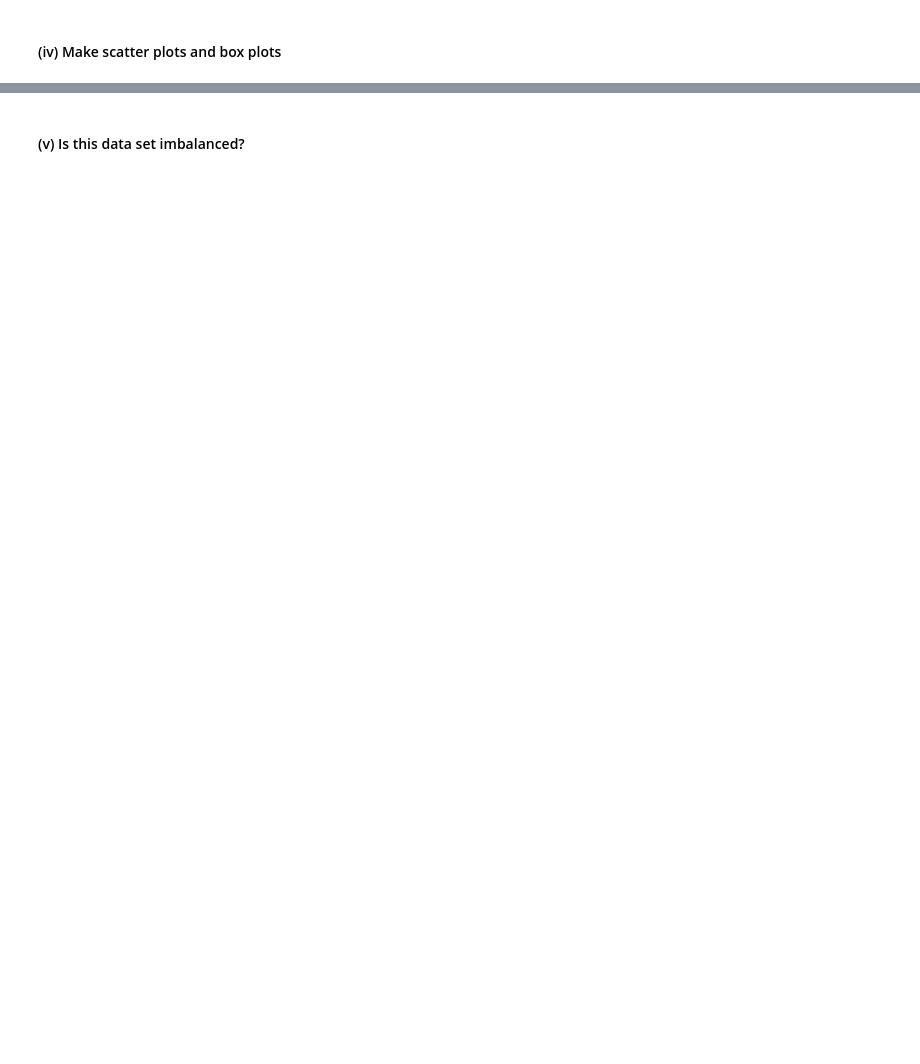
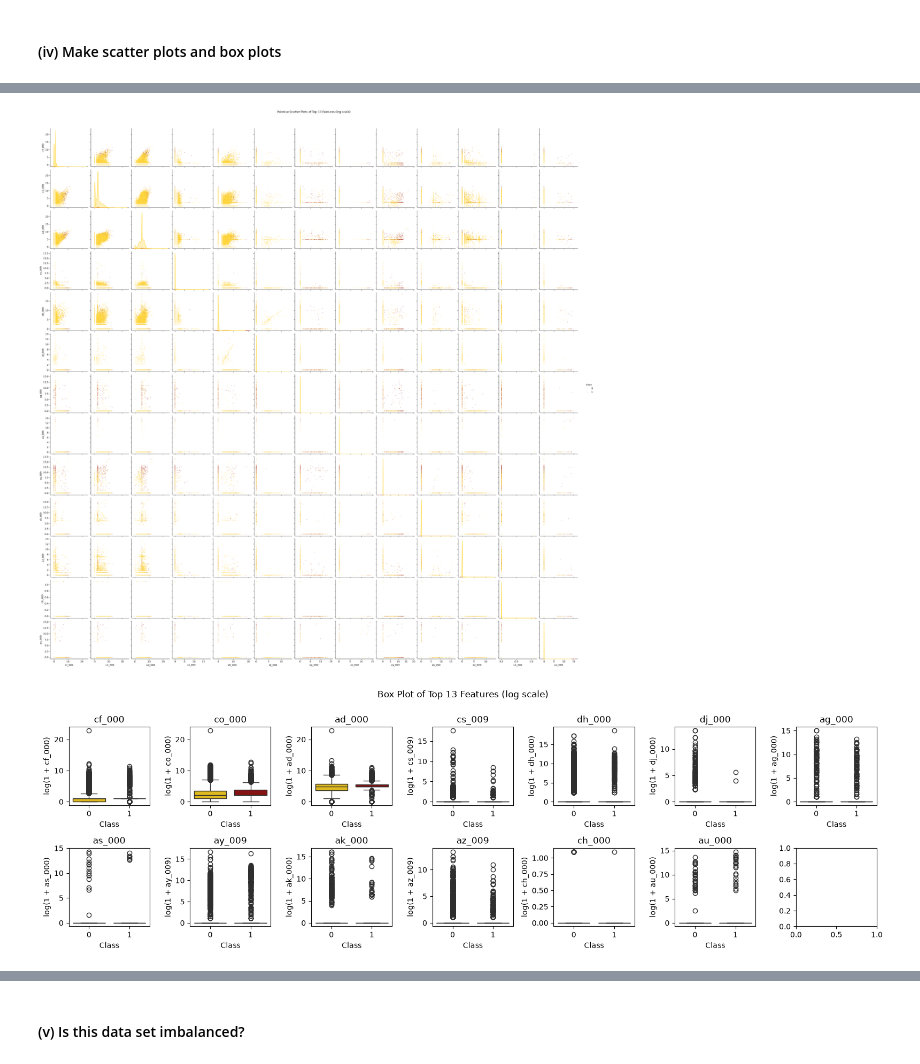
Before and after one commit to islastevenschneider/DSCI552_HW6, a Jupyter notebook: Steven-Schneider_Isla_HW6.ipynb, the cells around one changed output, grey strips where cells are left out. Drawn from its saved outputs; the diff is of its cells as text; code cells hidden in the pictures; blank space fills up the shorter version.

```diff
--- a/Steven-Schneider_Isla_HW6.ipynb
+++ b/Steven-Schneider_Isla_HW6.ipynb
@@ -23,2 +93,24 @@ Import packages
 # %% [markdown]
 #### (iv) Make scatter plots and box plots
+# %%
+top_13_features = cv.sort_values(ascending=False).head(13).index
+print(list(top_13_features))
+
+df_plot = x_train[top_13_features].copy()
+df_plot["class"] = y_train.values
+
+sns.pairplot(df_plot, hue="class", palette={0: "#FFCC00", 1: "#990000"},
+             plot_kws={"s": 5, "alpha": 0.4})
+plt.suptitle("Pairwise Scatter Plots of Top 13 Features", y=1.02)
+plt.show()
+
+fig, axes = plt.subplots(3, 5, figsize=(15, 8))
+axes = axes.flatten()
+for i, feature in enumerate(top_13_features):
+    sns.boxplot(x="class", y=feature, hue="class", data=df_plot, ax=axes[i],
+        palette={0: "#FFCC00", 1: "#990000"}, legend=False)
+    axes[i].set_title(feature)
+    axes[i].set_xlabel("Class")
+plt.suptitle("Box Plot of Top 13 Features", y=1.0)
+plt.tight_layout()
+plt.show()
@@ -24,0 +121,23 @@ Import packages
+# %%
+df_plot_log = df_plot.copy()
+df_plot_log[top_13_features] = np.log1p(df_plot_log[top_13_features])
+
+sns.pairplot(df_plot_log, hue="class", palette={0: "#FFCC00", 1: "#990000"},
+             plot_kws={"s": 5, "alpha": 0.4})
+plt.suptitle("Pairwise Scatter Plots of Top 13 Features (log scale)", y=1.02)
+plt.show()
+
+fig, axes = plt.subplots(2, 7, figsize=(16, 5))
+axes = axes.flatten()
+for i, feature in enumerate(top_13_features):
+    sns.boxplot(x="class", y=feature, hue="class", data=df_plot_log, ax=axes[i],
+                palette={0: "#FFCC00", 1: "#990000"}, legend=False)
+    axes[i].set_title(feature)
+    axes[i].set_xlabel("Class")
+    axes[i].set_ylabel("log(1 + " + feature + ")")
+plt.suptitle("Box Plot of Top 13 Features (log scale)", y=1.0)
+plt.tight_layout()
+plt.show()
+# %% [output]
+[figure, added]
+[figure, added]
```
Also changed, not shown: parts of 39 cells of this notebook, 1 other file.
